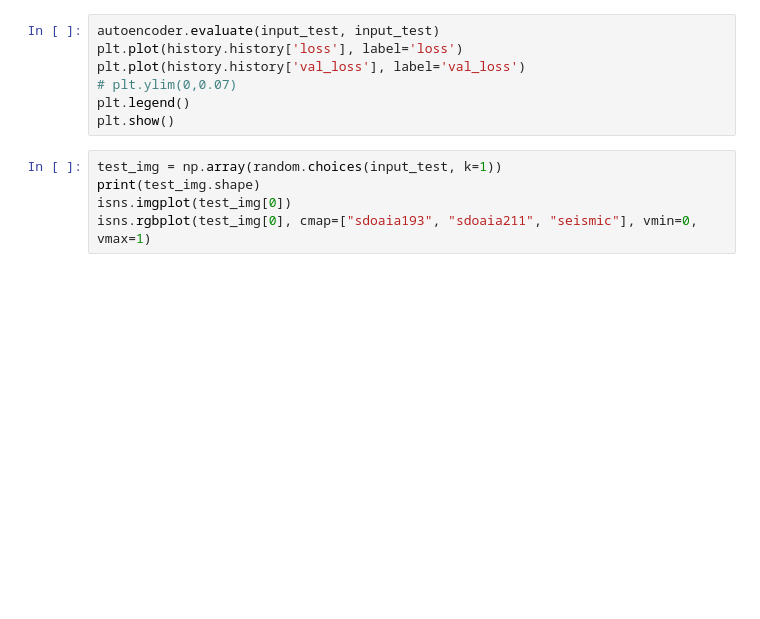
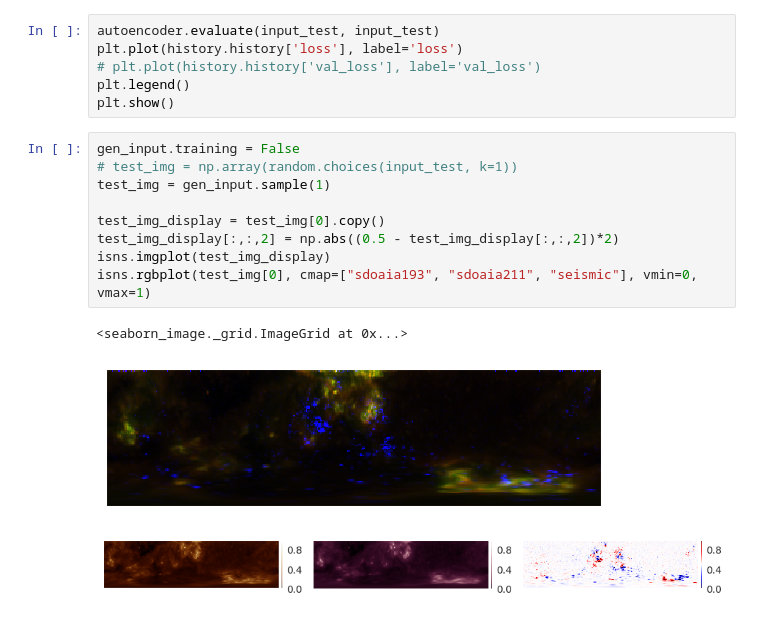
Before and after one commit to eugenioLR/TFM_sun_Autoencoders, a Jupyter notebook: autoencoder_xception_3c_full.ipynb, the cells around one changed output. Saved outputs shown, nothing was run; the diff lists cells and outputs as text; blank space fills up the shorter version.

```diff
--- a/autoencoder_xception_3c_full.ipynb
+++ b/autoencoder_xception_3c_full.ipynb
@@ -155,15 +119,22 @@ ValueError: in user code:
 # %%
 autoencoder.evaluate(input_test, input_test)
 plt.plot(history.history['loss'], label='loss')
-plt.plot(history.history['val_loss'], label='val_loss')
-# plt.ylim(0,0.07)
+# plt.plot(history.history['val_loss'], label='val_loss')
 plt.legend()
 plt.show()
 # %%
-test_img = np.array(random.choices(input_test, k=1))
-print(test_img.shape)
-isns.imgplot(test_img[0])
+gen_input.training = False
+# test_img = np.array(random.choices(input_test, k=1))
+test_img = gen_input.sample(1)
+
+test_img_display = test_img[0].copy()
+test_img_display[:,:,2] = np.abs((0.5 - test_img_display[:,:,2])*2)
+isns.imgplot(test_img_display)
 isns.rgbplot(test_img[0], cmap=["sdoaia193", "sdoaia211", "seismic"], vmin=0, vmax=1)
+# %% [output]
+<seaborn_image._grid.ImageGrid at 0x...>
+[figure, added]
+[figure, added]
 # %%
 code = encoder(test_img)
 # isns.imgplot(np.reshape(code[0], (6, 8)))
```
Also changed, not shown: parts of 12 cells of this notebook, 7 other files.
